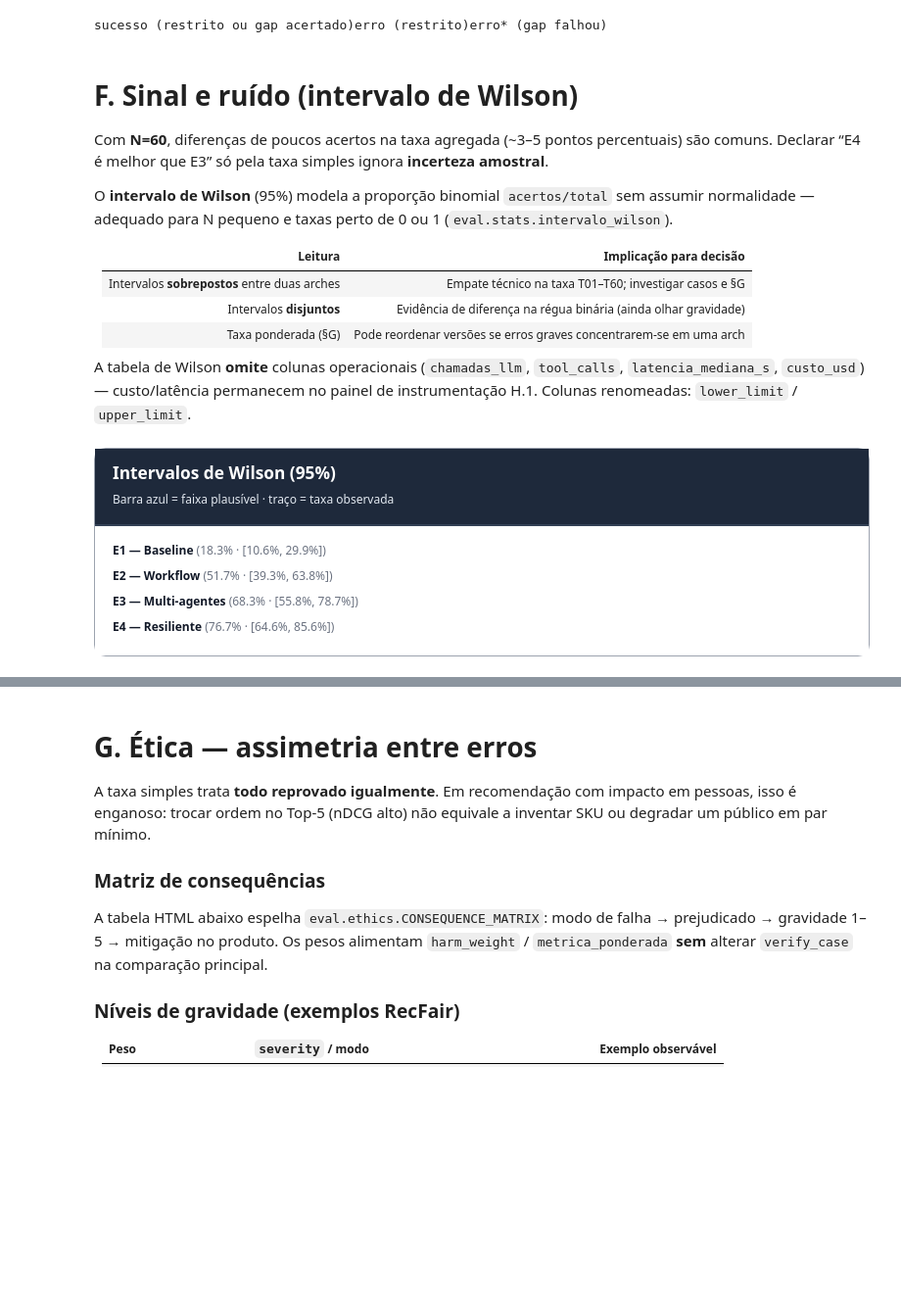
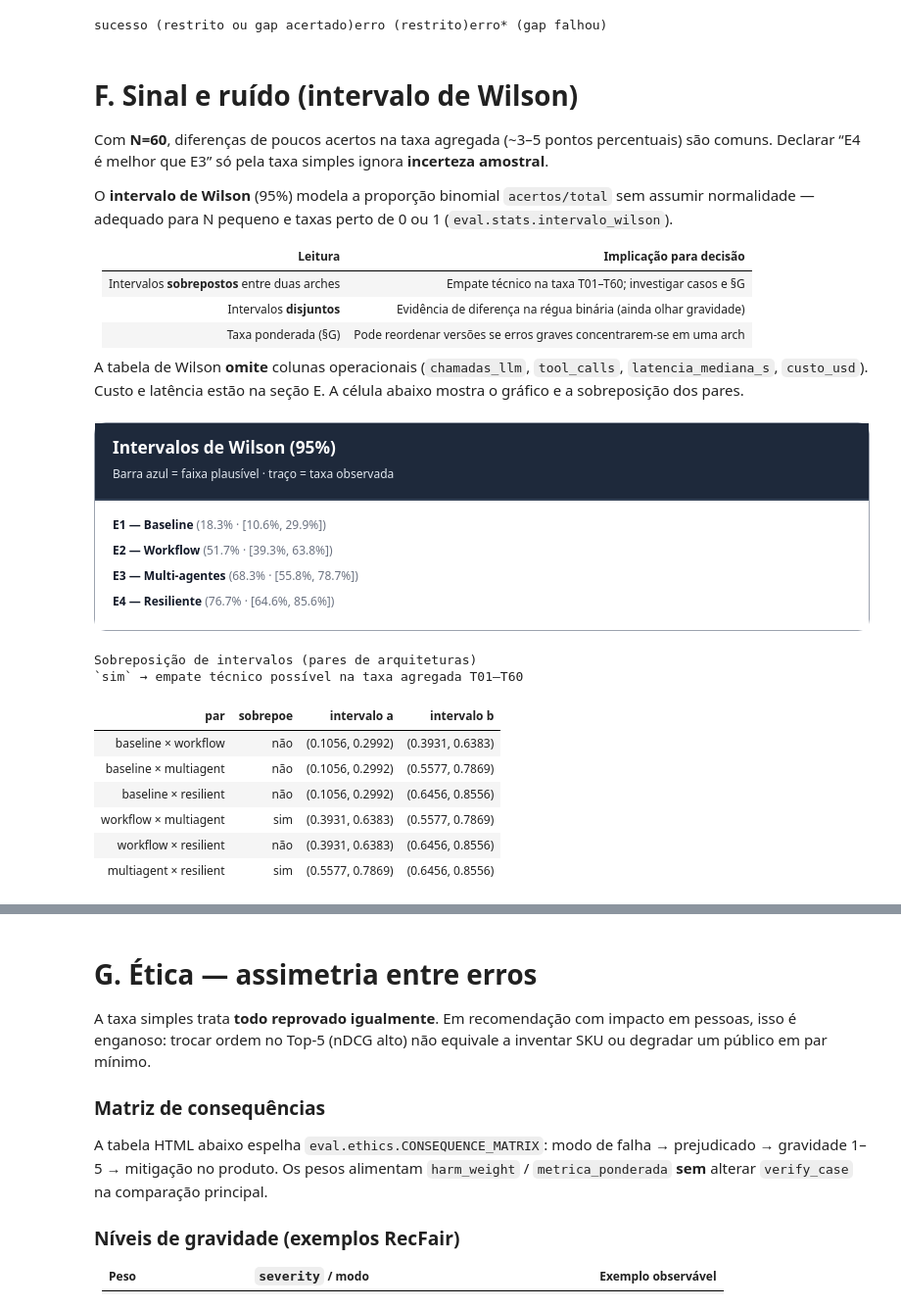
Before and after one commit to andluizsouza/unicamp-llm-agents, a Jupyter notebook: recfair/eval/notebooks/E4_robustez_etica.ipynb, the cells around one changed output, grey strips where cells are left out. Shown at 98% size. Saved outputs shown, nothing was run; the diff lists cells and outputs as text; code cells hidden in the pictures; blank space fills up the shorter version.

```diff
--- a/recfair/eval/notebooks/E4_robustez_etica.ipynb
+++ b/recfair/eval/notebooks/E4_robustez_etica.ipynb
@@ -452,23 +527,33 @@ O **intervalo de Wilson** (95%) modela a proporção binomial `acertos/total` se
 | Intervalos **disjuntos** | Evidência de diferença na régua binária (ainda olhar gravidade) |
 | Taxa ponderada (§G) | Pode reordenar versões se erros graves concentrarem-se em uma arch |
 
-A tabela de Wilson **omite** colunas operacionais (`chamadas_llm`, `tool_calls`, `latencia_mediana_s`, `custo_usd`) — custo/latência permanecem no painel de instrumentação H.1. Colunas renomeadas: `lower_limit` / `upper_limit`.
+A tabela de Wilson **omite** colunas operacionais (`chamadas_llm`, `tool_calls`, `latencia_mediana_s`, `custo_usd`). Custo e latência estão na seção E. A célula abaixo mostra o gráfico e a sobreposição dos pares.
 # %%
 from IPython.display import HTML, display
 
 from eval.report import (
     prepare_consolidation_table,
     render_overlap_panel,
     render_wilson_interval_chart,
     wilson_overlap_table,
 )
 
 df_wilson = prepare_consolidation_table(df_consolidated)
 display(HTML(render_wilson_interval_chart(df_wilson)))
+display(HTML(render_overlap_panel(wilson_overlap_table(df_wilson))))
 # %% [output]
 Intervalos de Wilson (95%)
 Barra azul = faixa plausível · traço = taxa observada
 E1 — Baseline (18.3% · [10.6%, 29.9%])
 E2 — Workflow (51.7% · [39.3%, 63.8%])
 E3 — Multi-agentes (68.3% · [55.8%, 78.7%])
 E4 — Resiliente (76.7% · [64.6%, 85.6%])
+Sobreposição de intervalos (pares de arquiteturas)
+`sim` → empate técnico possível na taxa agregada T01–T60
+| par | sobrepoe | intervalo a | intervalo b |
+| baseline × workflow | não | (0.1056, 0.2992) | (0.3931, 0.6383) |
+| baseline × multiagent | não | (0.1056, 0.2992) | (0.5577, 0.7869) |
+| baseline × resilient | não | (0.1056, 0.2992) | (0.6456, 0.8556) |
+| workflow × multiagent | sim | (0.3931, 0.6383) | (0.5577, 0.7869) |
+| workflow × resilient | não | (0.3931, 0.6383) | (0.6456, 0.8556) |
+| multiagent × resilient | sim | (0.5577, 0.7869) | (0.6456, 0.8556) |
```
Also changed, not shown: parts of 11 cells of this notebook.
